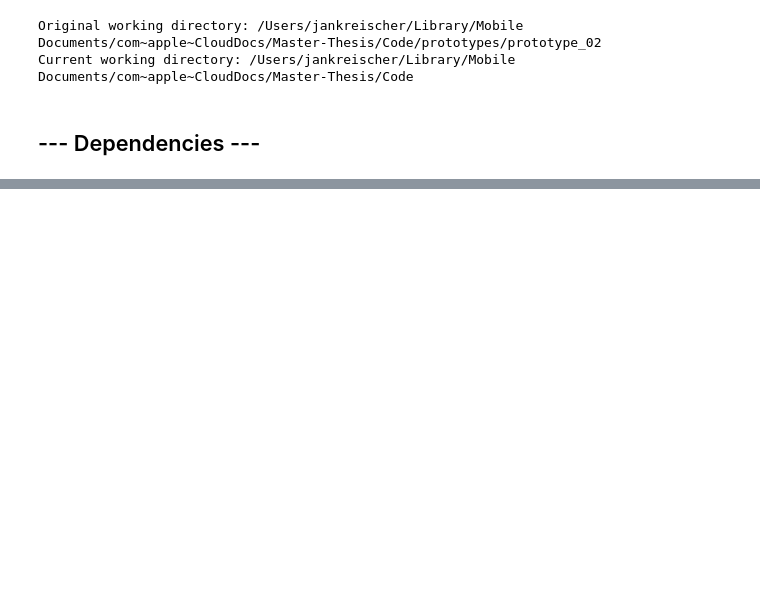
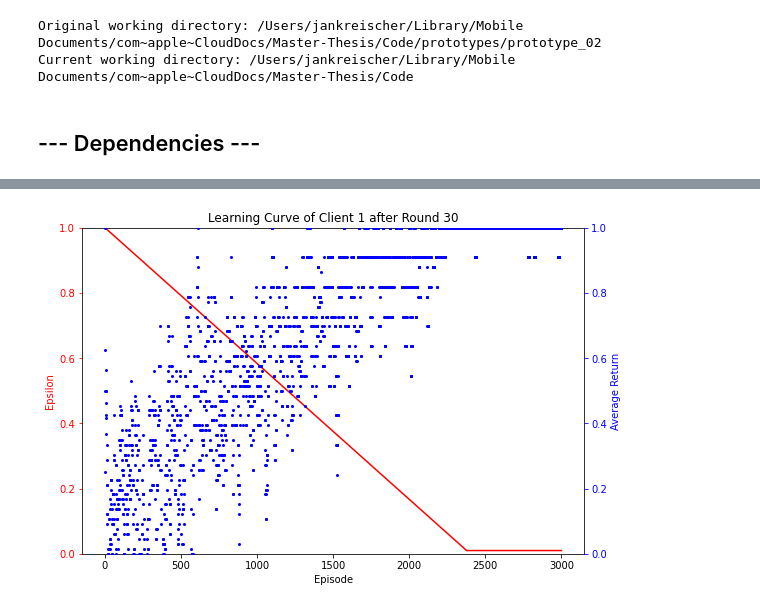
Before and after one commit to jan-kreischer/FedRL-for-IoT-Security, a Jupyter notebook: prototypes/prototype_02/experiment-01.ipynb, the cells around one changed output, grey strips where cells are left out. Saved outputs shown, nothing was run; the diff lists cells and outputs as text; code cells hidden in the pictures; blank space fills up the shorter version.

Commit message:
Finished running Prototype 02, Experiment 01

```diff
--- a/prototypes/prototype_02/experiment-01.ipynb
+++ b/prototypes/prototype_02/experiment-01.ipynb
@@ -1367,3 +471,0 @@ type(df_test): <class 'numpy.ndarray'>
-# %%
-for key, value in rl_training_data.items():
-    print(f"{key}:{len(value)}")
@@ -1379,3 +471,0 @@ Behavior.CNC_OPT2:1380
-# %%
-for key, value in rl_test_data_dict.items():
-    print(f"{key}:{len(value)}")
@@ -1720,4 +471,0 @@ KeyboardInterrupt:
-# %%
-for agent in agents:
-    plt.plot(list(range(len(agent.losses))), agent.losses)
-    plt.show()
@@ -1862,0 +1085,2 @@ Mitigation Performance for RANSOMWARE_POC
+# %%
+e1v0 = run_sample_distribution_experiment(1, 0, rl_training_data_strides, unit_sampling_probabilities, unit_sampling_probabilities, 1, 30, 100, False)
@@ -1862,0 +1105,4 @@ Mitigation Performance for RANSOMWARE_POC
+# %%
+e1v0.show_learning_curves()
+# %% [output]
+[figure, added]
```
Also changed, not shown: parts of 63 cells of this notebook.
